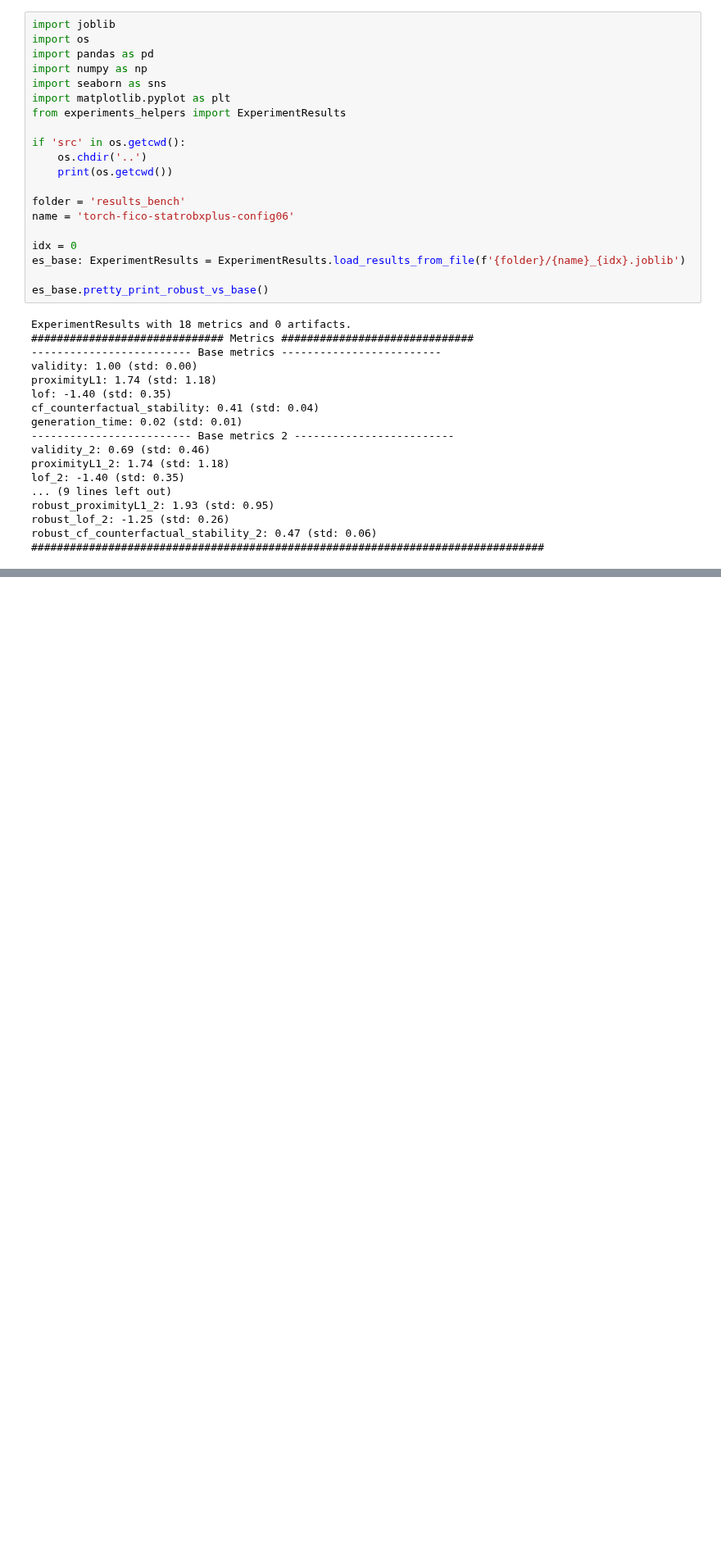
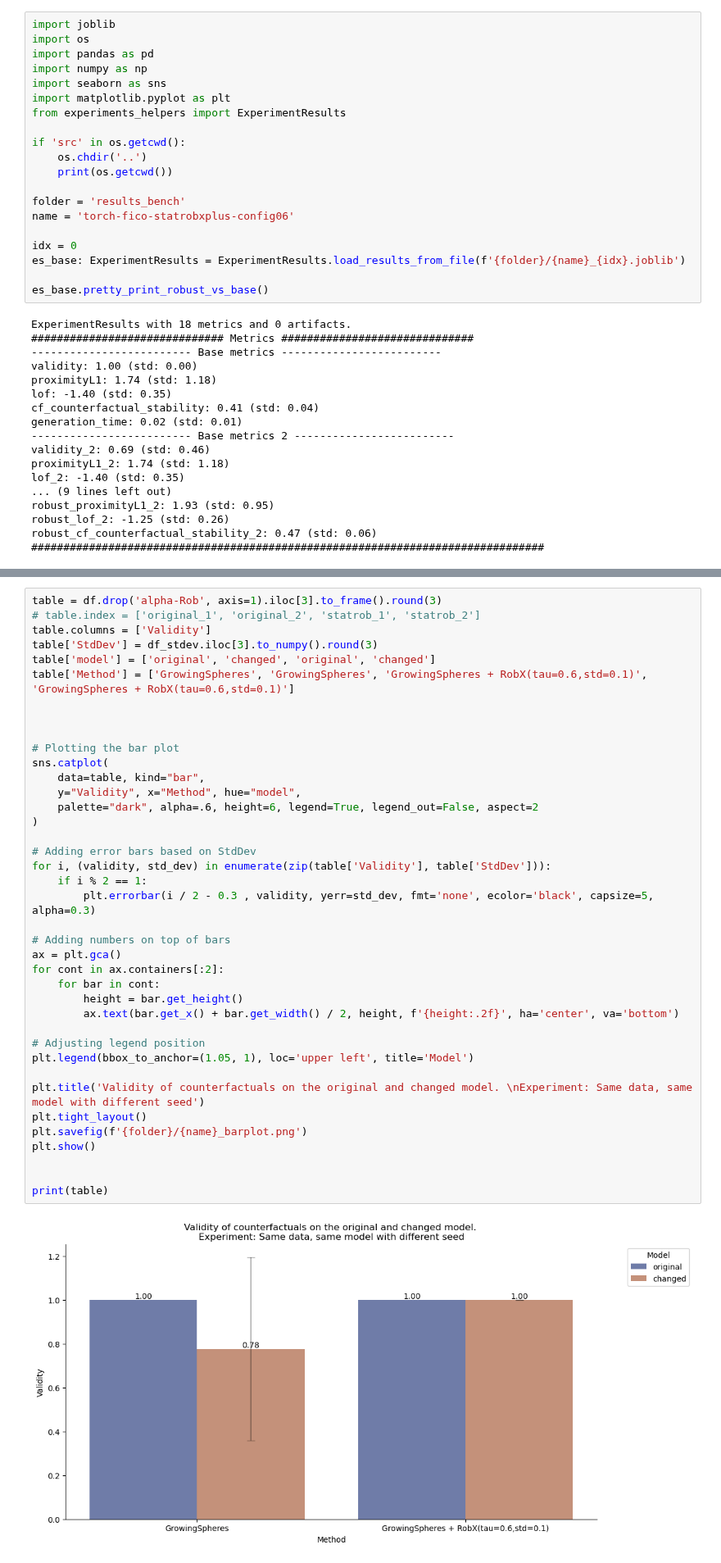
Before and after one commit to istepka/betarce, a Jupyter notebook: src/results_analysis2.ipynb, the cells around one changed output, grey strips where cells are left out. Shown at 82% size. Cells and saved outputs as stored; diff of their text form; blank space fills up the shorter version.

```diff
--- a/src/results_analysis2.ipynb
+++ b/src/results_analysis2.ipynb
@@ -157,0 +219,41 @@ validity_statrob_2  GrowingSpheres + Statrobxplus(0.9-Rob)
+# %%
+table = df.drop('alpha-Rob', axis=1).iloc[3].to_frame().round(3)
+# table.index = ['original_1', 'original_2', 'statrob_1', 'statrob_2']
+table.columns = ['Validity']
+table['StdDev'] = df_stdev.iloc[3].to_numpy().round(3)
+table['model'] = ['original', 'changed', 'original', 'changed']
+table['Method'] = ['GrowingSpheres', 'GrowingSpheres', 'GrowingSpheres + RobX(tau=0.6,std=0.1)', 'GrowingSpheres + RobX(tau=0.6,std=0.1)']
+
+
+
+# Plotting the bar plot
+sns.catplot(
+    data=table, kind="bar",
+    y="Validity", x="Method", hue="model",
+    palette="dark", alpha=.6, height=6, legend=True, legend_out=False, aspect=2
+)
+
+# Adding error bars based on StdDev
+for i, (validity, std_dev) in enumerate(zip(table['Validity'], table['StdDev'])):
+    if i % 2 == 1:
+        plt.errorbar(i / 2 - 0.3 , validity, yerr=std_dev, fmt='none', ecolor='black', capsize=5, alpha=0.3)
+
+# Adding numbers on top of bars
+ax = plt.gca()
+for cont in ax.containers[:2]:
+    for bar in cont:
+        height = bar.get_height()
+        ax.text(bar.get_x() + bar.get_width() / 2, height, f'{height:.2f}', ha='center', va='bottom')
+
+# Adjusting legend position
+plt.legend(bbox_to_anchor=(1.05, 1), loc='upper left', title='Model')
+
+plt.title('Validity of counterfactuals on the original and changed model. \nExperiment: Same data, same model with different seed')
+plt.tight_layout()
+plt.savefig(f'{folder}/{name}_barplot.png')
+plt.show()
+
+
+print(table)
+# %% [output]
+[figure, added]
```
Also changed, not shown: parts of 9 cells of this notebook.
